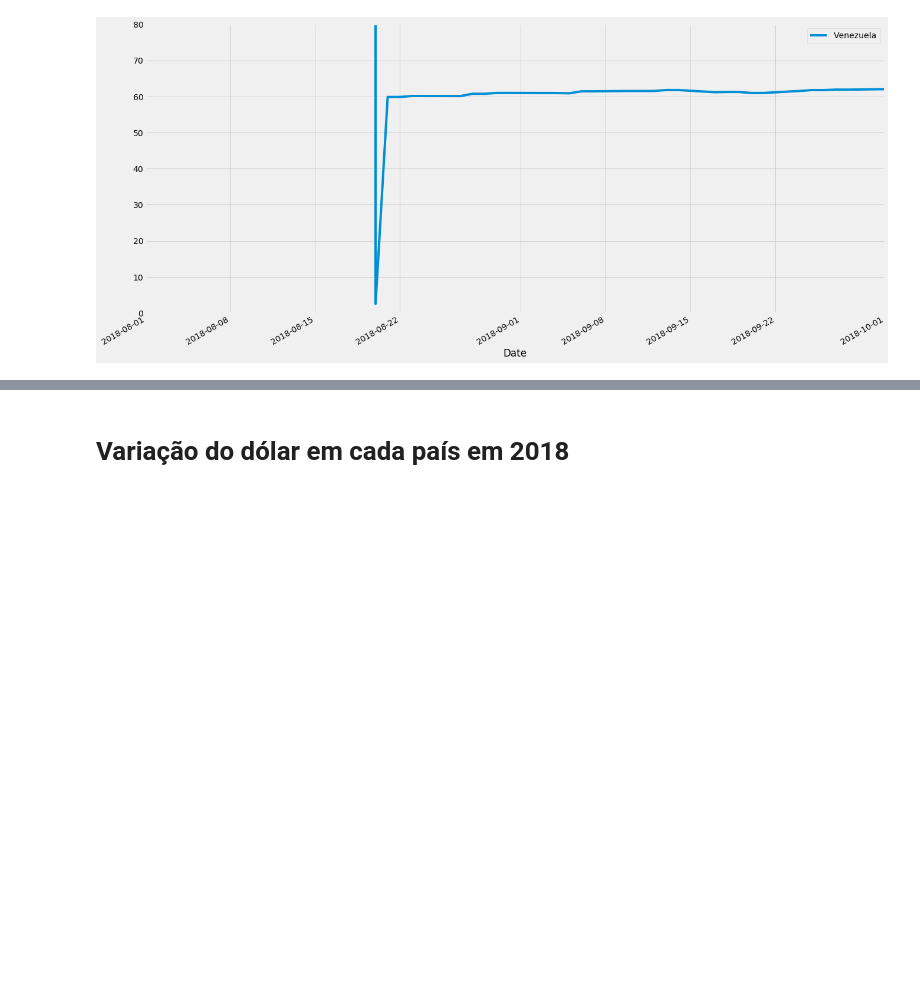
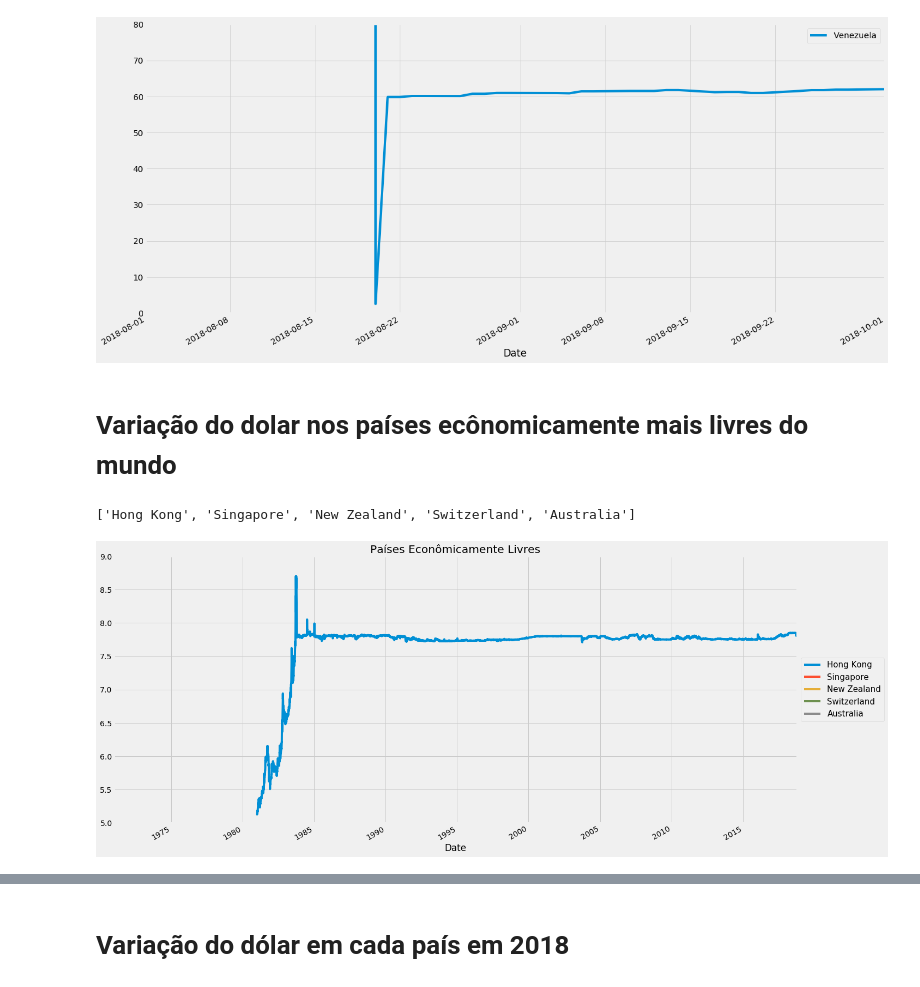
Before and after one commit to isabellefo/usdAnalysis, a Jupyter notebook: USDAnalysis.ipynb, the cells around one changed output, grey strips where cells are left out. Drawn from its saved outputs; the diff is of its cells as text; code cells hidden in the pictures; blank space fills up the shorter version.

Commit message:
Países econômicamente livres

```diff
--- a/USDAnalysis.ipynb
+++ b/USDAnalysis.ipynb
@@ -158,7 +161,8 @@ plt.show()
 # %%
 plt.style.use('fivethirtyeight')
 for c in listTigers:
-    dfusd[dfusd['Country'] == c].plot(kind= 'line', x = 'Date', y= 'Exchange rate', label = c, title = 'Tigres Asiáticos',
+    dfusd[dfusd['Country'] == c].plot(kind= 'line', x = 'Date', y= 'Exchange rate', label = c,
+                                      title = 'Tigres Asiáticos',
                                       ax = plt.gca(), figsize = (20,10),
                                       ylim =(20, 45))
 # %% [output]
@@ -166,7 +170,8 @@ for c in listTigers:
 # %%
 plt.style.use('fivethirtyeight')
 for c in listTigers:
-    dfusd[dfusd['Country'] == c].plot(kind= 'line', x = 'Date', y= 'Exchange rate', label = c, title = 'Tigres Asiáticos',
+    dfusd[dfusd['Country'] == c].plot(kind= 'line', x = 'Date', y= 'Exchange rate', label = c,
+                                      title = 'Tigres Asiáticos',
                                       ax = plt.gca(), figsize = (20,10),
                                       ylim = (5, 9))
 # %% [output]
@@ -199,3 +204,22 @@ dfusd[dfusd['Country'] == 'Venezuela'].plot(kind= 'line', x = 'Date', y= 'Exchan
 plt.show()
 # %% [output]
 [figure]
+# %% [markdown]
+# Variação do dolar nos países ecônomicamente mais livres do mundo
+# %%
+listLivres = ['Hong Kong', 'Singapore', 'New Zealand', 'Switzerland', 'Australia']
+
+print(listLivres)
+# %% [output]
+['Hong Kong', 'Singapore', 'New Zealand', 'Switzerland', 'Australia']
+# %%
+plt.style.use('fivethirtyeight')
+for c in listLivres:
+    dfusd[dfusd['Country'] == c].plot(kind= 'line', x = 'Date', y= 'Exchange rate', label = c,
+                                      title = 'Países Econômicamente Livres',
+                                      ax = plt.gca(), figsize = (20,10),
+                                     ylim = (5, 9))
+legenda_format()
+plt.show()
+# %% [output]
+[figure, added]
```
Also changed, not shown: parts of 8 cells of this notebook.
